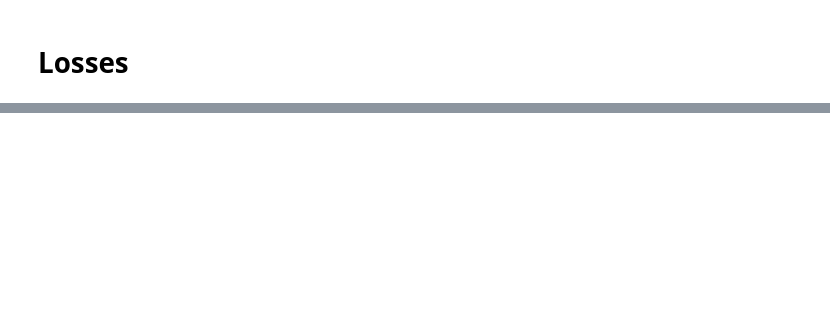
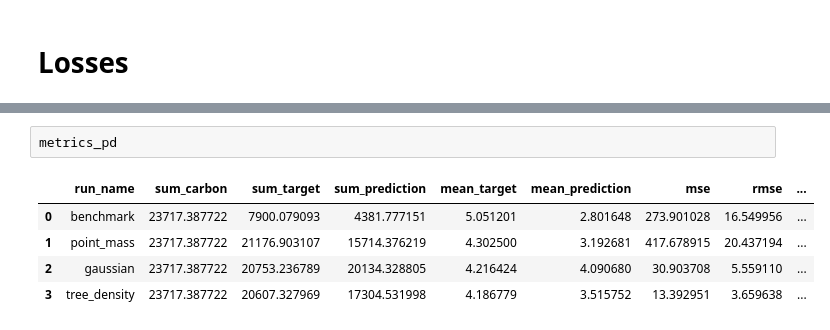
Before and after one commit to TimEngelmann/ai4est, a Jupyter notebook: exploration/plots_report.ipynb, the cells around one changed output, grey strips where cells are left out. Saved outputs shown, nothing was run; the diff lists cells and outputs as text; blank space fills up the shorter version.

```diff
--- a/exploration/plots_report.ipynb
+++ b/exploration/plots_report.ipynb
@@ -297,0 +351,8 @@ for site in patches.site.unique():
+# %%
+metrics_pd
+# %% [output]
+|  | run_name | sum_carbon | sum_target | sum_prediction | mean_target | mean_prediction | mse | rmse | ... |
+| 0 | benchmark | 23717.387722 | 7900.079093 | 4381.777151 | 5.051201 | 2.801648 | 273.901028 | 16.549956 | ... |
+| 1 | point_mass | 23717.387722 | 21176.903107 | 15714.376219 | 4.302500 | 3.192681 | 417.678915 | 20.437194 | ... |
+| 2 | gaussian | 23717.387722 | 20753.236789 | 20134.328805 | 4.216424 | 4.090680 | 30.903708 | 5.559110 | ... |
+| 3 | tree_density | 23717.387722 | 20607.327969 | 17304.531998 | 4.186779 | 3.515752 | 13.392951 | 3.659638 | ... |
```
Also changed, not shown: parts of 6 cells of this notebook, 2 other files.
